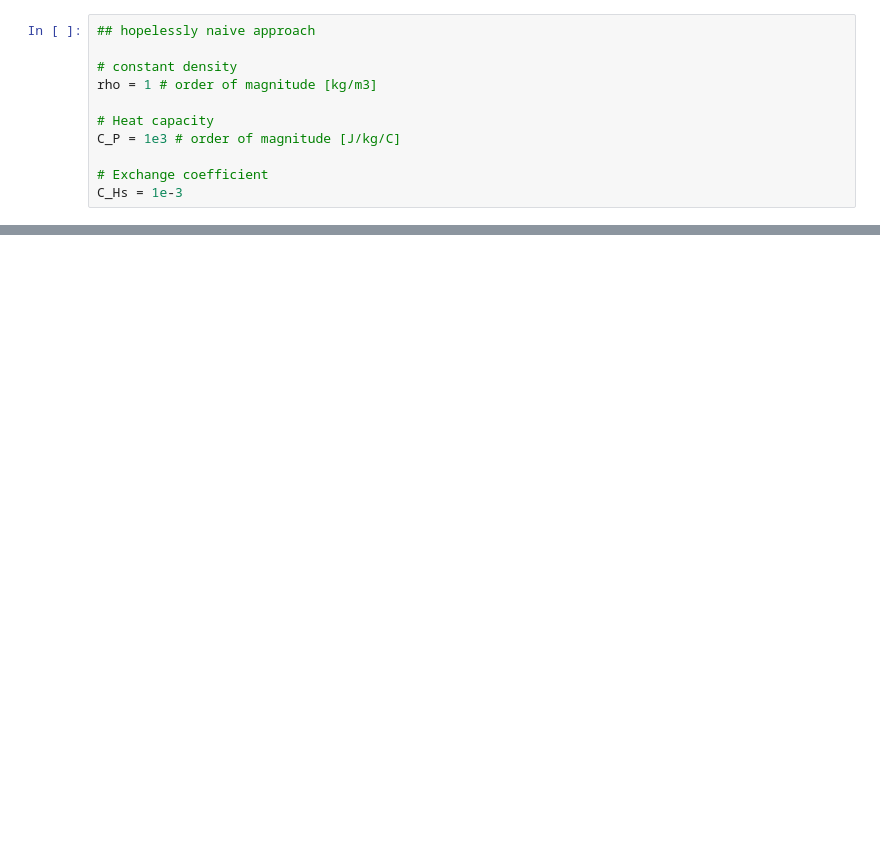
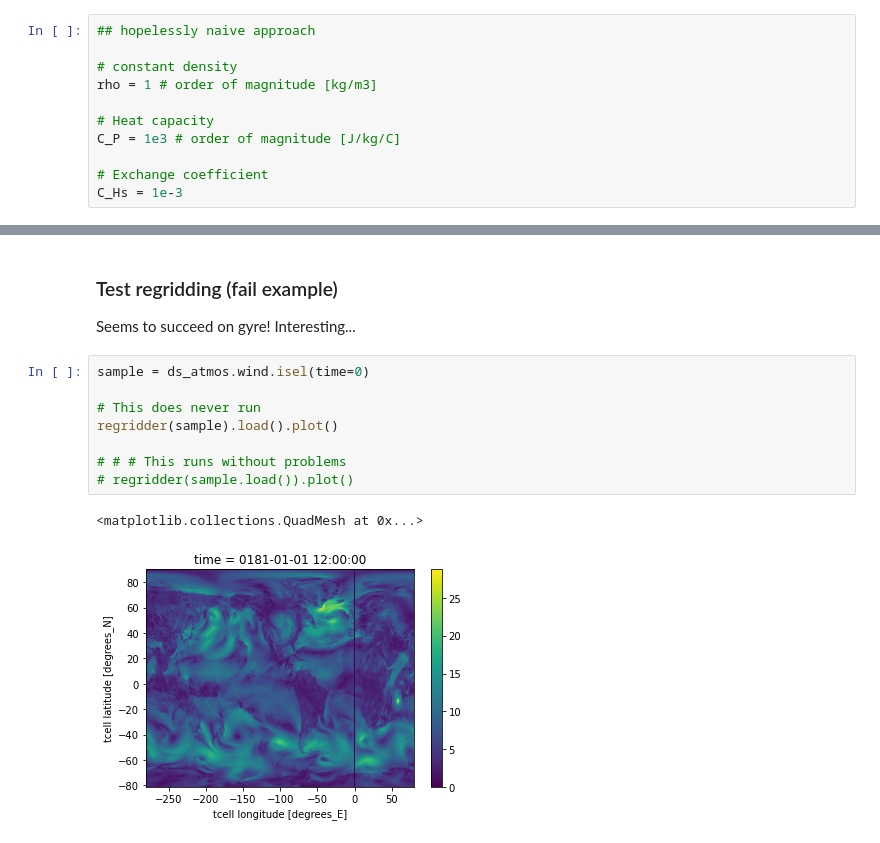
Before and after one commit to ocean-transport/scale-aware-air-sea, a Jupyter notebook: notebooks/jbusecke/workflow/cm26_pipeline.ipynb, the cells around one changed output, grey strips where cells are left out. Saved outputs shown, nothing was run; the diff lists cells and outputs as text; blank space fills up the shorter version.

Commit message:
updated notebook on gyre + added env file

```diff
--- a/notebooks/jbusecke/workflow/cm26_pipeline.ipynb
+++ b/notebooks/jbusecke/workflow/cm26_pipeline.ipynb
@@ -233,0 +108,15 @@ Text(0.5, 1.0, 'difference [%]')
+# %% [markdown]
+### Test regridding (fail example)
+
+Seems to succeed on gyre! Interesting...
+# %%
+sample = ds_atmos.wind.isel(time=0)
+
+# This does never run
+regridder(sample).load().plot()
+
+# # # This runs without problems
+# regridder(sample.load()).plot()
+# %% [output]
+<matplotlib.collections.QuadMesh at 0x...>
+[figure, added]
```
Also changed, not shown: parts of 16 cells of this notebook, 1 other file.
